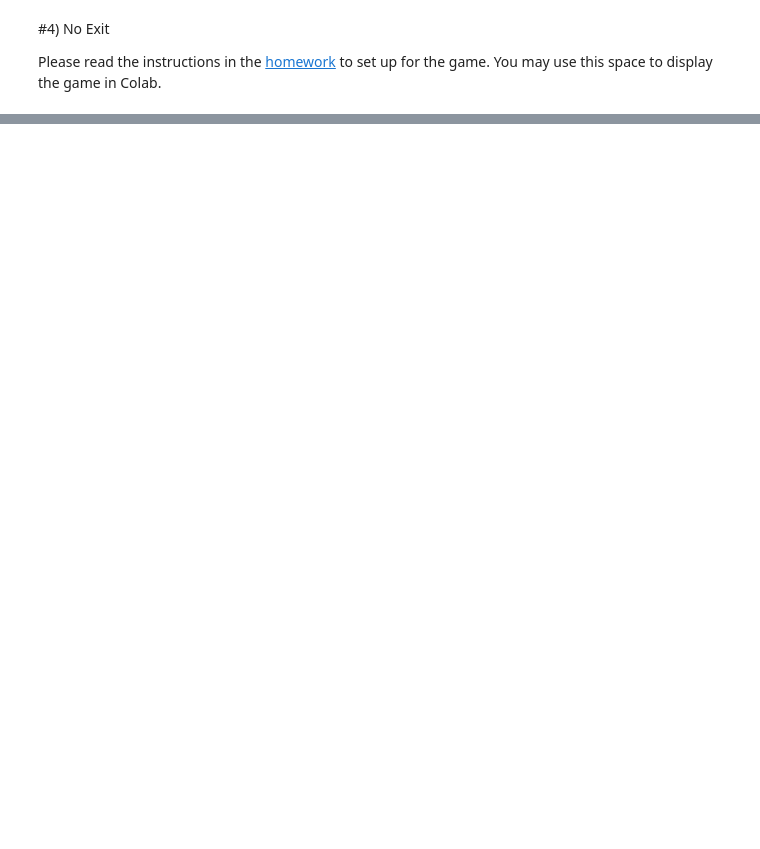
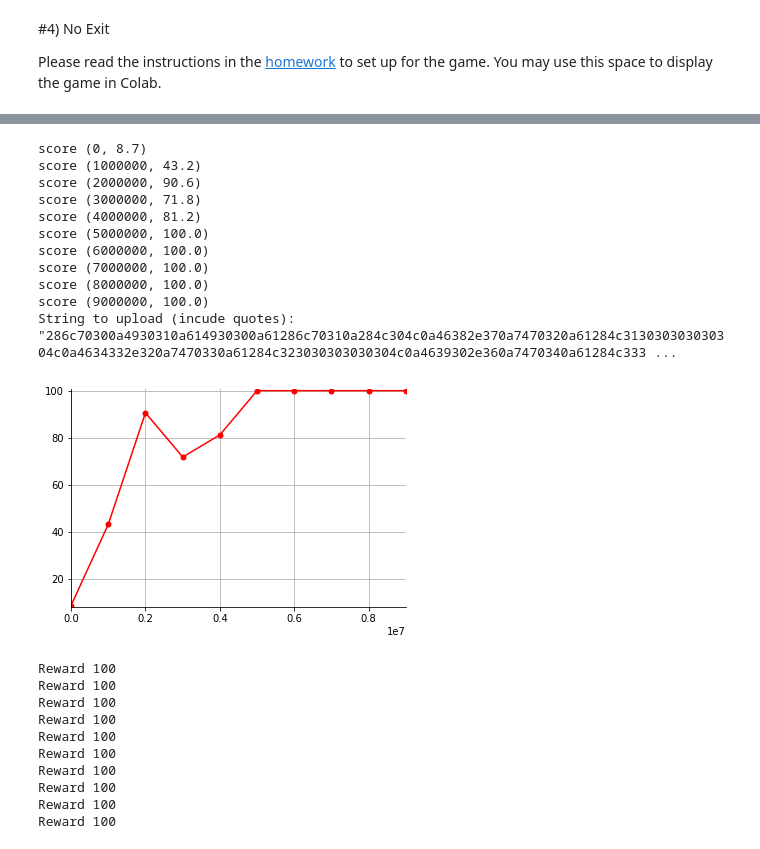
Before and after one commit to LindseyRRay/collab, a Jupyter notebook: LRR_MIT_6_036_HW10_Colab_Notebook.ipynb, the cells around one changed output, grey strips where cells are left out. Cells and saved outputs as stored; diff of their text form; code cells hidden in the pictures; blank space fills up the shorter version.

```diff
--- a/LRR_MIT_6_036_HW10_Colab_Notebook.ipynb
+++ b/LRR_MIT_6_036_HW10_Colab_Notebook.ipynb
@@ -424,0 +517,26 @@ test_solve_play(draw = True)
+# %%
+# try tabular Q
+code_for_hw10.test_learn_play(iters=10000000, tabular=True, batch=False)
+# %% [output]
+score (0, 8.7)
+score (1000000, 43.2)
+score (2000000, 90.6)
+score (3000000, 71.8)
+score (4000000, 81.2)
+score (5000000, 100.0)
+score (6000000, 100.0)
+score (7000000, 100.0)
+score (8000000, 100.0)
+score (9000000, 100.0)
+String to upload (incude quotes): "286c70300a4930310a614930300a61286c70310a284c304c0a46382e370a7470320a61284c313030303030304c0a4634332e320a7470330a61284c323030303030304c0a4639302e360a7470340a61284c333 ...
+[figure, added]
+Reward 100
+Reward 100
+Reward 100
+Reward 100
+Reward 100
+Reward 100
+Reward 100
+Reward 100
+Reward 100
+Reward 100
```
Also changed, not shown: parts of 13 cells of this notebook.
